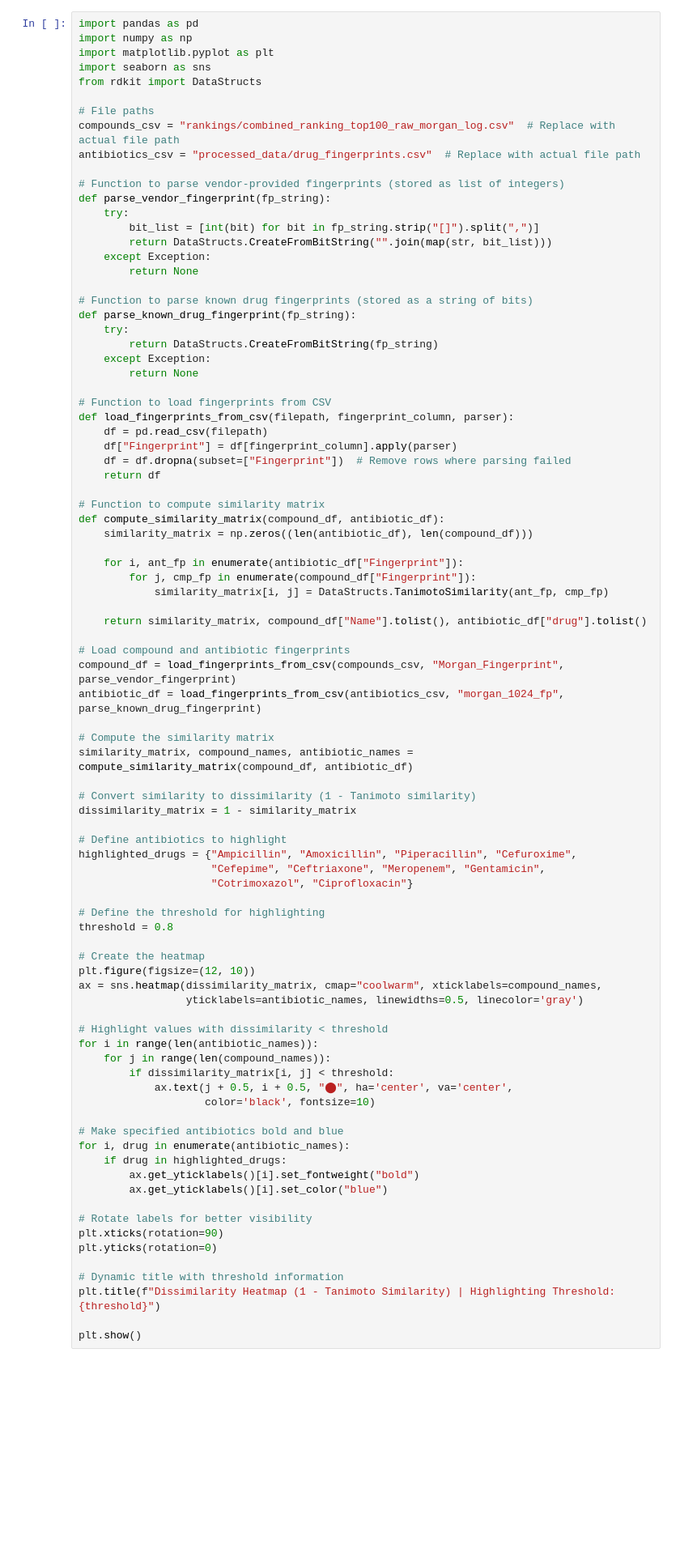
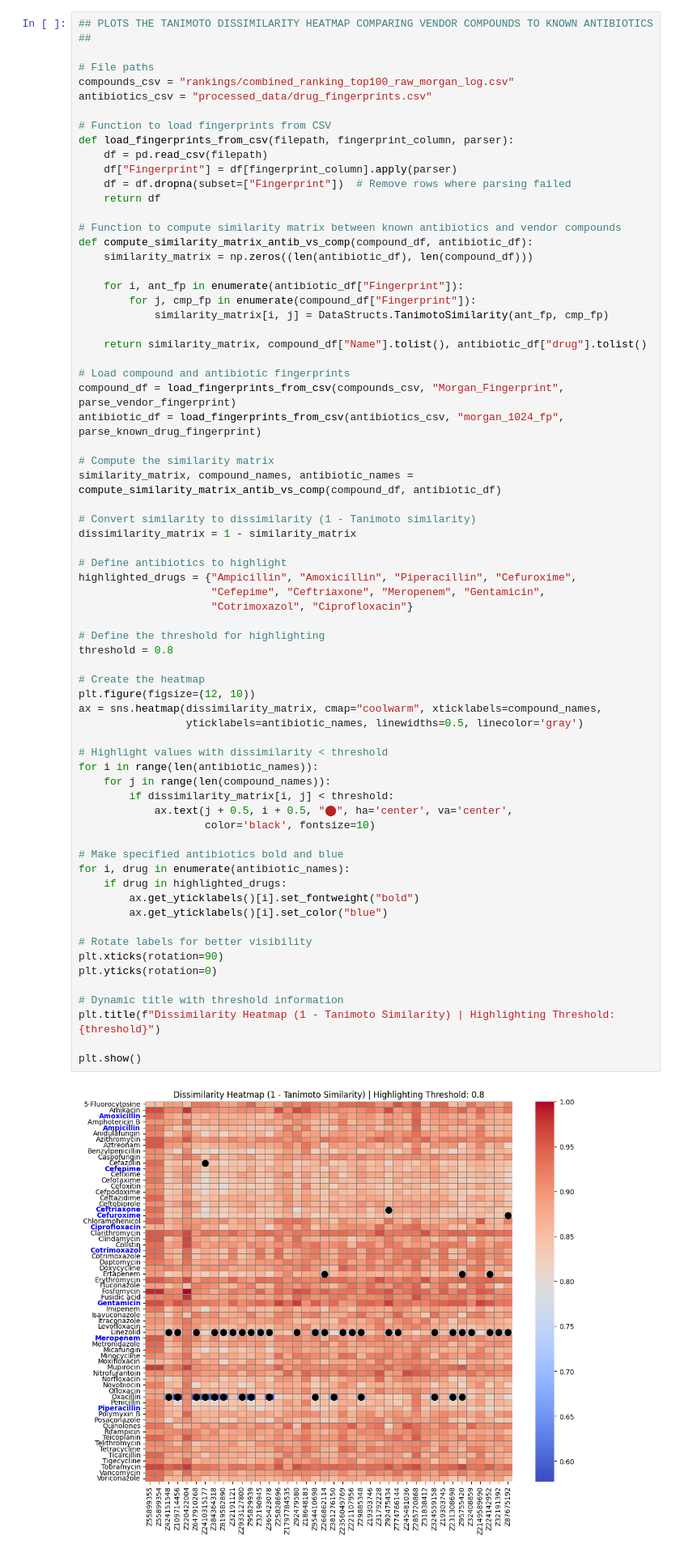
Before and after one commit to lfeidakis/ml_klebsiella_hit_identification, a Jupyter notebook: chemical_filtering.ipynb, the cells around one changed output. Shown at 81% size. Saved outputs shown, nothing was run; the diff lists cells and outputs as text; blank space fills up the shorter version.

Commit message:
code structure and documentation enhancement

```diff
--- a/chemical_filtering.ipynb
+++ b/chemical_filtering.ipynb
@@ -413,28 +360,9 @@ plot_dissimilarity_heatmap(dissimilarity_matrix, df["Name"].tolist(), threshold=
 # %%
-import pandas as pd
-import numpy as np
-import matplotlib.pyplot as plt
-import seaborn as sns
-from rdkit import DataStructs
+## PLOTS THE TANIMOTO DISSIMILARITY HEATMAP COMPARING VENDOR COMPOUNDS TO KNOWN ANTIBIOTICS ##
 
 # File paths
-compounds_csv = "rankings/combined_ranking_top100_raw_morgan_log.csv"  # Replace with actual file path
-antibiotics_csv = "processed_data/drug_fingerprints.csv"  # Replace with actual file path
-
-# Function to parse vendor-provided fingerprints (stored as list of integers)
-def parse_vendor_fingerprint(fp_string):
-    try:
-        bit_list = [int(bit) for bit in fp_string.strip("[]").split(",")]
-        return DataStructs.CreateFromBitString("".join(map(str, bit_list)))
-    except Exception:
-        return None
-
-# Function to parse known drug fingerprints (stored as a string of bits)
-def parse_known_drug_fingerprint(fp_string):
-    try:
-        return DataStructs.CreateFromBitString(fp_string)
-    except Exception:
-        return None
+compounds_csv = "rankings/combined_ranking_top100_raw_morgan_log.csv"
+antibiotics_csv = "processed_data/drug_fingerprints.csv"
 
 # Function to load fingerprints from CSV
 def load_fingerprints_from_csv(filepath, fingerprint_column, parser):
@@ -443,8 +371,8 @@ def load_fingerprints_from_csv(filepath, fingerprint_column, parser):
     df = df.dropna(subset=["Fingerprint"])  # Remove rows where parsing failed
     return df
 
-# Function to compute similarity matrix
-def compute_similarity_matrix(compound_df, antibiotic_df):
+# Function to compute similarity matrix between known antibiotics and vendor compounds
+def compute_similarity_matrix_antib_vs_comp(compound_df, antibiotic_df):
     similarity_matrix = np.zeros((len(antibiotic_df), len(compound_df)))
 
     for i, ant_fp in enumerate(antibiotic_df["Fingerprint"]):
@@ -458,7 +386,7 @@ compound_df = load_fingerprints_from_csv(compounds_csv, "Morgan_Fingerprint", pa
 antibiotic_df = load_fingerprints_from_csv(antibiotics_csv, "morgan_1024_fp", parse_known_drug_fingerprint)
 
 # Compute the similarity matrix
-similarity_matrix, compound_names, antibiotic_names = compute_similarity_matrix(compound_df, antibiotic_df)
+similarity_matrix, compound_names, antibiotic_names = compute_similarity_matrix_antib_vs_comp(compound_df, antibiotic_df)
 
 # Convert similarity to dissimilarity (1 - Tanimoto similarity)
 dissimilarity_matrix = 1 - similarity_matrix
@@ -470,30 +398,32 @@ highlighted_drugs = {"Ampicillin", "Amoxicillin", "Piperacillin", "Cefuroxime",
 
 # Define the threshold for highlighting
 threshold = 0.8
 
 # Create the heatmap
 plt.figure(figsize=(12, 10))
 ax = sns.heatmap(dissimilarity_matrix, cmap="coolwarm", xticklabels=compound_names,
                  yticklabels=antibiotic_names, linewidths=0.5, linecolor='gray')
 
 # Highlight values with dissimilarity < threshold
 for i in range(len(antibiotic_names)):
     for j in range(len(compound_names)):
         if dissimilarity_matrix[i, j] < threshold:
             ax.text(j + 0.5, i + 0.5, "⬤", ha='center', va='center',
                     color='black', fontsize=10)
 
 # Make specified antibiotics bold and blue
 for i, drug in enumerate(antibiotic_names):
     if drug in highlighted_drugs:
         ax.get_yticklabels()[i].set_fontweight("bold")
         ax.get_yticklabels()[i].set_color("blue")
 
 # Rotate labels for better visibility
 plt.xticks(rotation=90)
 plt.yticks(rotation=0)
 
 # Dynamic title with threshold information
 plt.title(f"Dissimilarity Heatmap (1 - Tanimoto Similarity) | Highlighting Threshold: {threshold}")
 
 plt.show()
+# %% [output]
+[figure, added]
```
Also changed, not shown: parts of 11 cells of this notebook, 2 other files.
